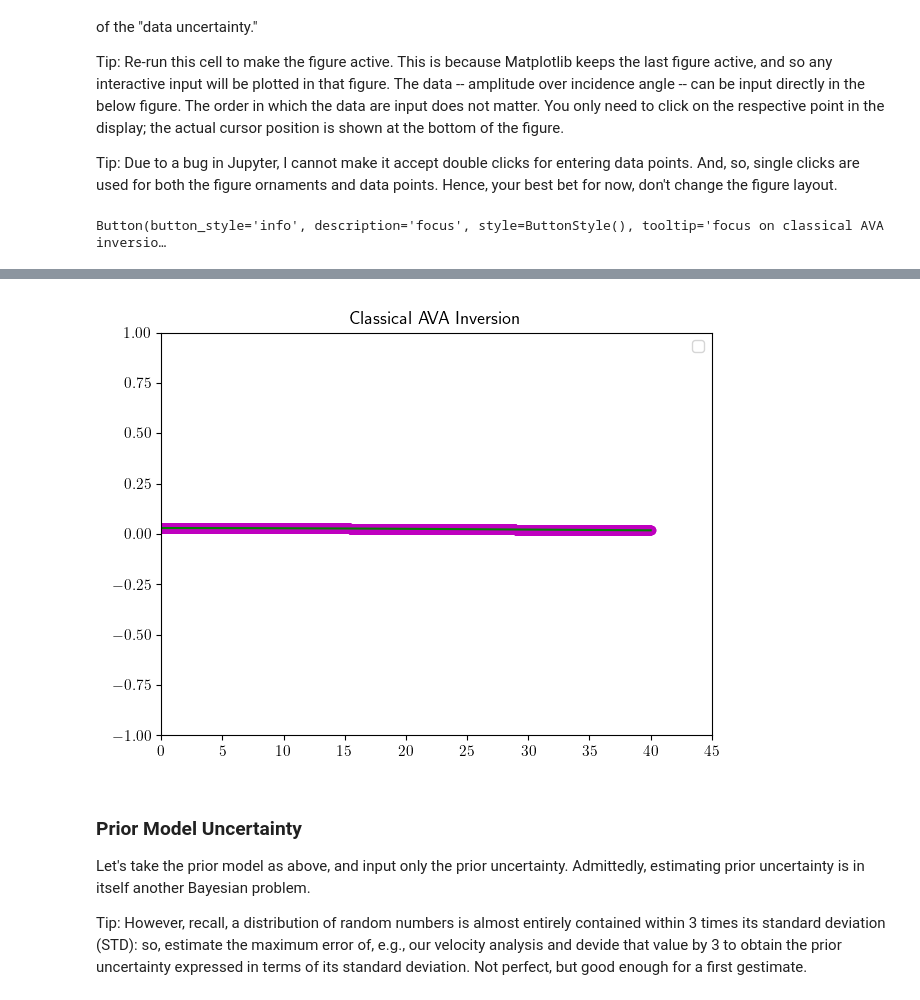
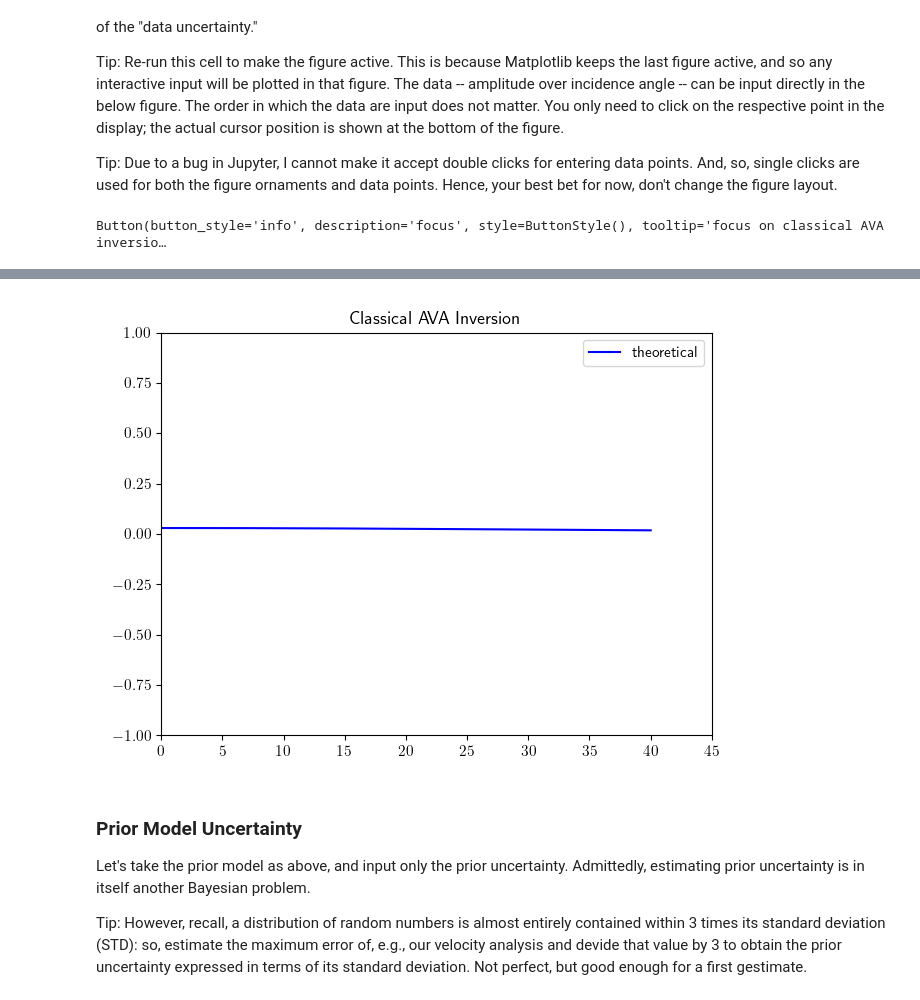
Before and after one commit to bjornrommel/steinkauz, a Jupyter notebook: project/avo_for_density/avo_for_density.ipynb, the cells around one changed output, grey strips where cells are left out. Drawn from its saved outputs; the diff is of its cells as text; code cells hidden in the pictures.

```diff
--- a/project/avo_for_density/avo_for_density.ipynb
+++ b/project/avo_for_density/avo_for_density.ipynb
@@ -284,41 +286,41 @@ def class_update(**kwargs):
             # re-calculate AVA curve from the posterior model
             afd.comp_post_ava()
             # re-plot old data and corresponding AVA curve
-            afd.replot_data_ava(mode='COEFF-DATA-AVA-', num=2)
+            ###afd.replot_data_ava(mode='COEFF-DATA-AVA-', num=2)
         # catch new data points, invert all data points, and plot an AVA curve based on the new posterior model
-        afd.plot_all(mode='COEFF-DATA-AVA-', num=2)
+        afd.plot_all(mode='COEFF-DATA-AVA-', priorlabel='theoretical', postlabel='data-driven', num=2)
 
 # interact with input boxes and call for AVA calculation and curve
 class_box = interactive_output(class_update, {'vps': vps_box})
 
 # display AVA curve
 display(class_box)
 
 
 # define print output
 out = ipw.Output()   # https://ipywidgets.readthedocs.io/en/latest/examples/Output%20Widget.html
 
 # define a print button
 def printbutton_action(b,out):
     # print
     with out:
         out.clear_output()
         _ = afd.printout['COEFF-DATA-AVA-'](text='posterior model', vals=afd.post)
         _ = afd.printout['COEFF-DATA-AVA-'](text='posterior contrast', vals=afd.poscon)
 
 # interact with print button
 printbutton =  ipw.Button(description = 'print', button_style = 'info', tooltip = 'print posterior model')
 display(printbutton)
 printbutton.on_click(ft.partial(printbutton_action, out=out))
 
 # display print output
 display(out)
 # %% [output]
 Button(button_style='info', description='focus', style=ButtonStyle(), tooltip='focus on classical AVA inversio…
 [interactive output not drawn]
 [interactive output not drawn]
 [interactive output not drawn]
-[figure, old version]
+[figure, new version]
 # %% [markdown]
 ### Prior Model Uncertainty
 
```
Also changed, not shown: parts of 4 cells of this notebook, 5 other files.
